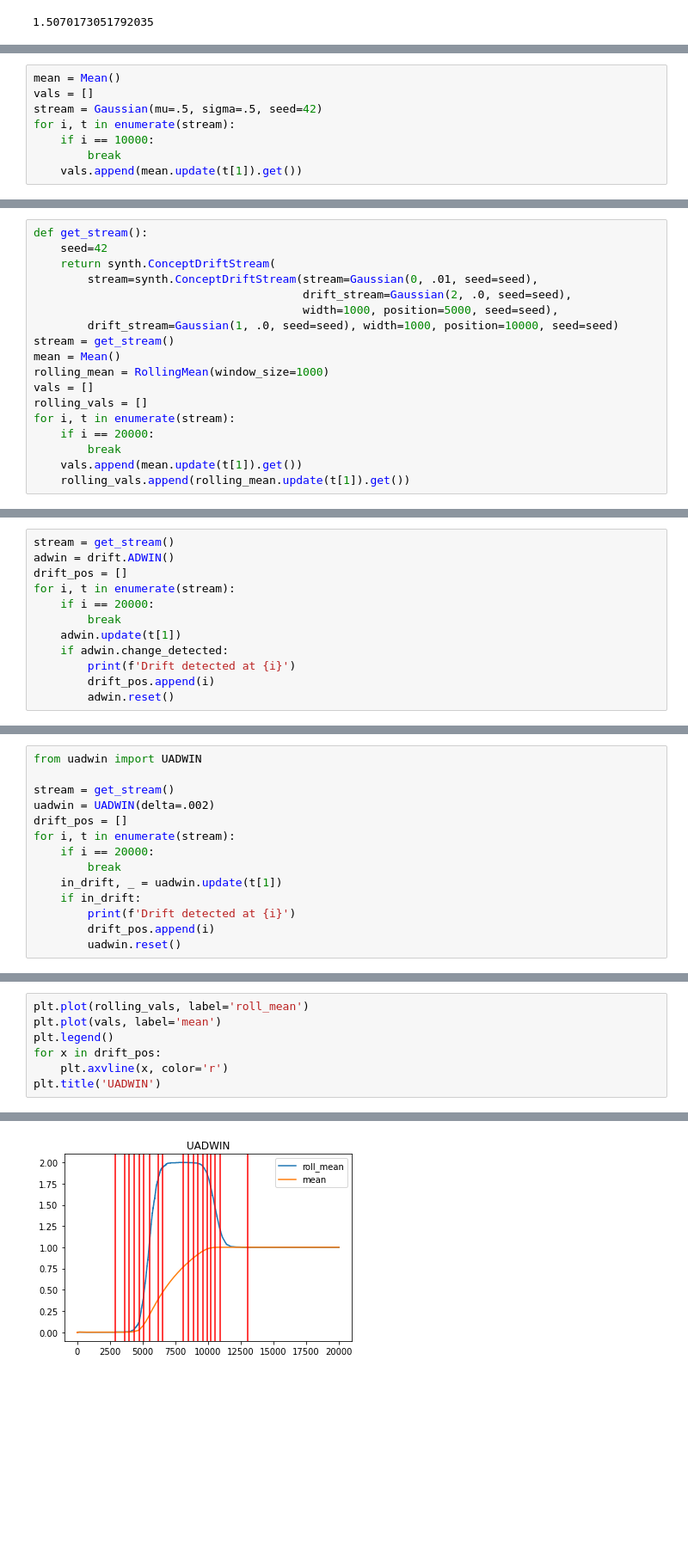
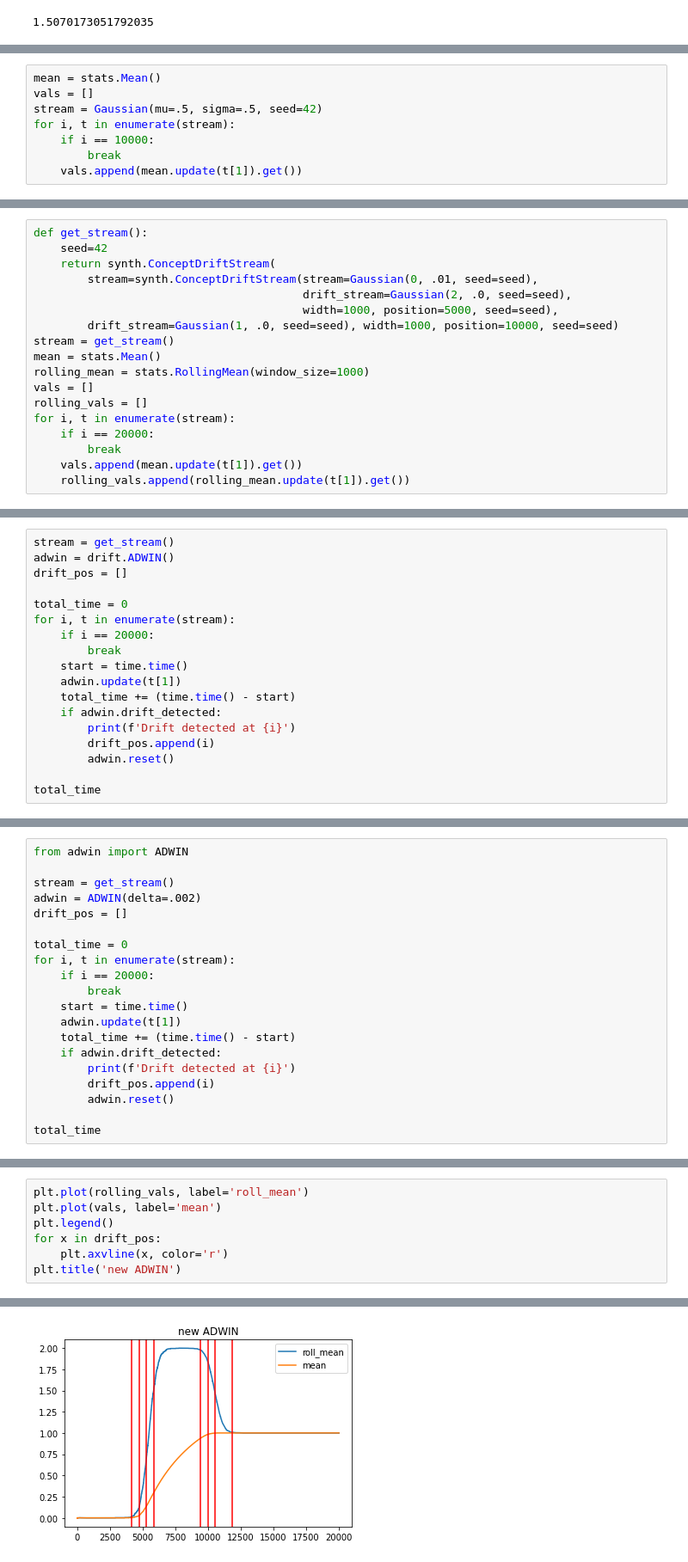
Before and after one commit to smastelini/adwin, a Jupyter notebook: test.ipynb, the cells around one changed output, grey strips where cells are left out. Shown at 86% size. Cells and saved outputs as stored; diff of their text form; blank space fills up the shorter version.

```diff
--- a/test.ipynb
+++ b/test.ipynb
@@ -38,7 +39,7 @@ plt.plot(vals)
 [<matplotlib.lines.Line2D at 0x...>]
 [figure]
 # %%
-mean = Mean()
+mean = stats.Mean()
 vals = []
 stream = Gaussian(mu=.5, sigma=.5, seed=42)
 for i, t in enumerate(stream):
@@ -59,8 +60,8 @@ def get_stream():
                                         width=1000, position=5000, seed=seed),
         drift_stream=Gaussian(1, .0, seed=seed), width=1000, position=10000, seed=seed)
 stream = get_stream()
-mean = Mean()
-rolling_mean = RollingMean(window_size=1000)
+mean = stats.Mean()
+rolling_mean = stats.RollingMean(window_size=1000)
 vals = []
 rolling_vals = []
 for i, t in enumerate(stream):
@@ -79,14 +80,20 @@ plt.legend()
 stream = get_stream()
 adwin = drift.ADWIN()
 drift_pos = []
+
+total_time = 0
 for i, t in enumerate(stream):
     if i == 20000:
         break
+    start = time.time()
     adwin.update(t[1])
-    if adwin.change_detected:
+    total_time += (time.time() - start)
+    if adwin.drift_detected:
         print(f'Drift detected at {i}')
         drift_pos.append(i)
         adwin.reset()
+
+total_time
 # %% [output]
 Drift detected at 4383
 Drift detected at 4895
@@ -106,17 +114,23 @@ plt.title('ADWIN')
 Text(0.5, 1.0, 'ADWIN')
 [figure]
 # %%
-from uadwin import UADWIN
+from adwin import ADWIN
 
 stream = get_stream()
-uadwin = UADWIN(delta=.002)
+adwin = ADWIN(delta=.002)
 drift_pos = []
+
+total_time = 0
 for i, t in enumerate(stream):
     if i == 20000:
         break
-    in_drift, _ = uadwin.update(t[1])
-    if in_drift:
+    start = time.time()
+    adwin.update(t[1])
+    total_time += (time.time() - start)
+    if adwin.drift_detected:
         print(f'Drift detected at {i}')
         drift_pos.append(i)
-        uadwin.reset()
+        adwin.reset()
+
+total_time
 # %% [output]
@@ -145,5 +149,5 @@ plt.plot(vals, label='mean')
 plt.legend()
 for x in drift_pos:
     plt.axvline(x, color='r')
-plt.title('UADWIN')
+plt.title('new ADWIN')
 # %% [output]
@@ -151 +155 @@ Text(0.5, 1.0, 'UADWIN')
-[figure, old version]
+[figure, new version]
```
Also changed, not shown: parts of 5 cells of this notebook, 3 other files.
